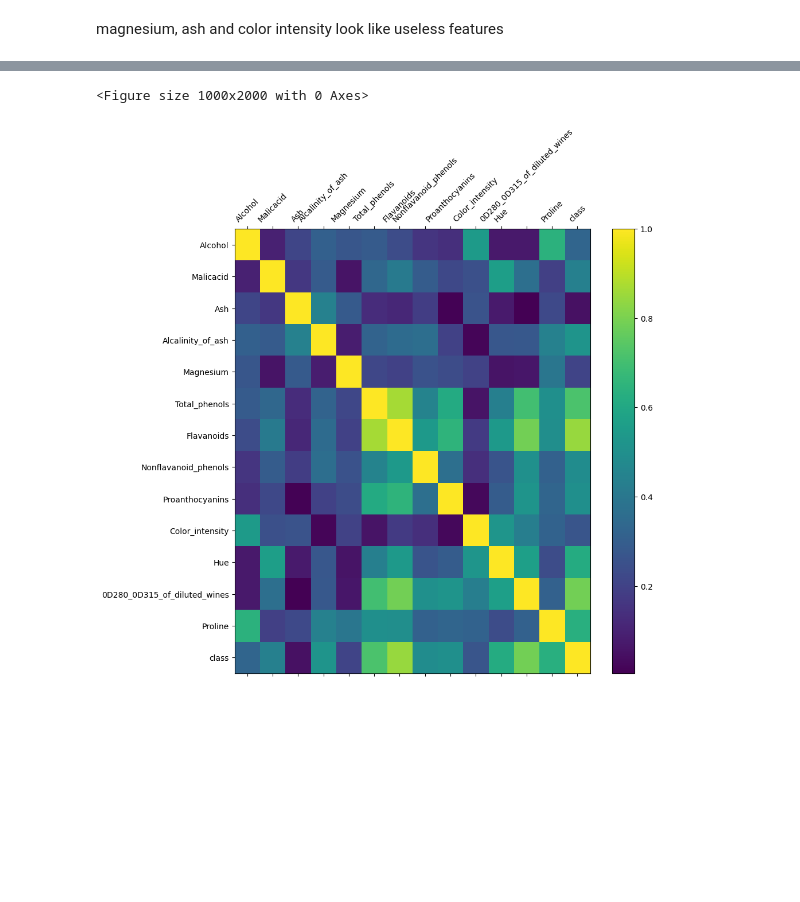
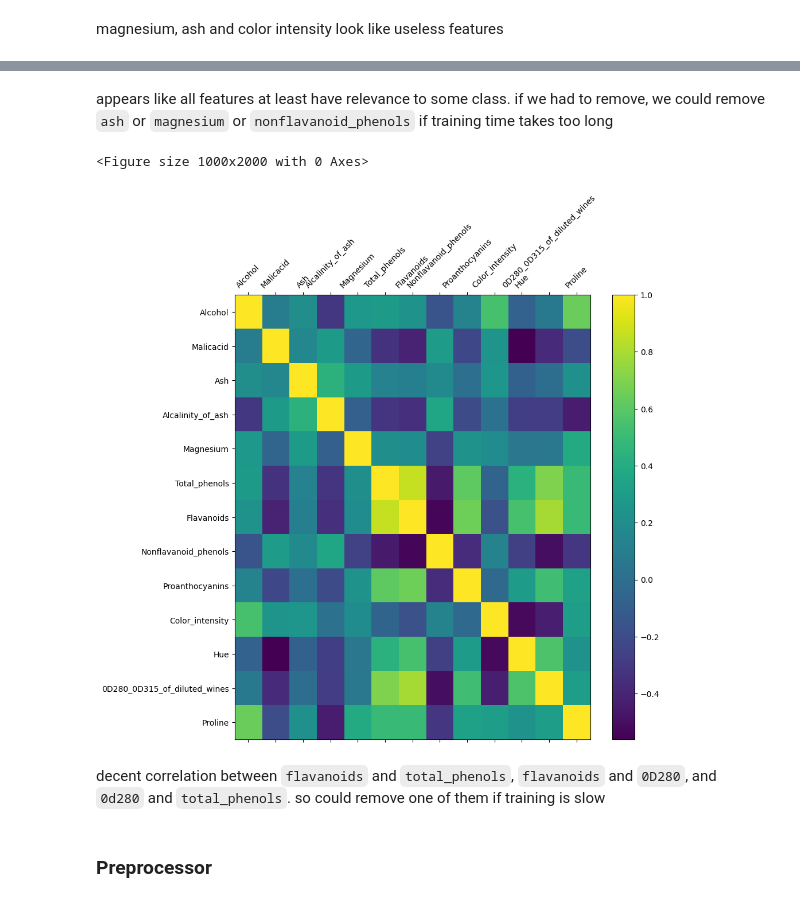
Before and after one commit to rzhen3/ML4FUN, a Jupyter notebook: wine_dataset/wine_origin.ipynb, the cells around one changed output, grey strips where cells are left out. Saved outputs shown, nothing was run; the diff lists cells and outputs as text; code cells hidden in the pictures; blank space fills up the shorter version.

```diff
--- a/wine_dataset/wine_origin.ipynb
+++ b/wine_dataset/wine_origin.ipynb
@@ -418,8 +390,15 @@ magnesium, ash and color intensity look like useless features
 # normalize features
 wine_std = wine_df.copy()
 normalizer = StandardScaler()
-wine_cols = wine_df.columns.values
-wine_cols = np.delete(wine_cols, -1)
-display(wine_cols)
-wine_std[wine_cols] = normalizer.fit_transform(wine_std[wine_cols])
+onehot = OneHotEncoder()
+
+wine_X = wine_df.drop(columns = ['class'])
+
+wine_y = wine_df[['class']].copy()
+wine_y = pd.get_dummies(wine_y['class'], dtype = float)
+
+wine_X_std = normalizer.fit_transform(wine_X)
+
+pcc_matrix = wine_X_std.T @ wine_y / wine_y.shape[0]
+display(pcc_matrix)
 # %% [output]
@@ -672,13 +430,15 @@ Name: Proline, dtype: float64
+# %% [markdown]
+appears like all features at least have relevance to some class. if we had to remove, we could remove `ash` or `magnesium` or `nonflavanoid_phenols` if training time takes too long
 # %%
-corr_wine_df = wine_std.corr()
+corr_wine_df = pd.DataFrame(wine_X_std).corr()
 abs_corr_wine_df = np.abs(corr_wine_df)
 plt.figure(figsize = (10, 20))
-plt.matshow(abs_corr_wine_df, aspect = 'auto')
-plt.xticks([i for i in range(len(wine_df.columns))], [i for i in wine_df.columns], rotation = 45)
-plt.yticks([i for i in range(len(wine_df.columns))], [i for i in wine_df.columns])
+plt.matshow(corr_wine_df, aspect = 'auto')
+plt.xticks([i for i in range(len(wine_X.columns))], [i for i in wine_X.columns], rotation = 45)
+plt.yticks([i for i in range(len(wine_X.columns))], [i for i in wine_X.columns])
 plt.colorbar()
 fig = plt.gcf()
 fig.set_size_inches(10, 10)
 # %% [output]
 <Figure size 1000x2000 with 0 Axes>
-[figure, old version]
+[figure, new version]
@@ -686,0 +445,4 @@ fig.set_size_inches(10, 10)
+# %% [markdown]
+decent correlation between `flavanoids` and `total_phenols`, `flavanoids` and `0D280`, and `0d280` and `total_phenols`. so could remove one of them if training is slow
+# %% [markdown]
+### Preprocessor
```
Also changed, not shown: parts of 8 cells of this notebook.
